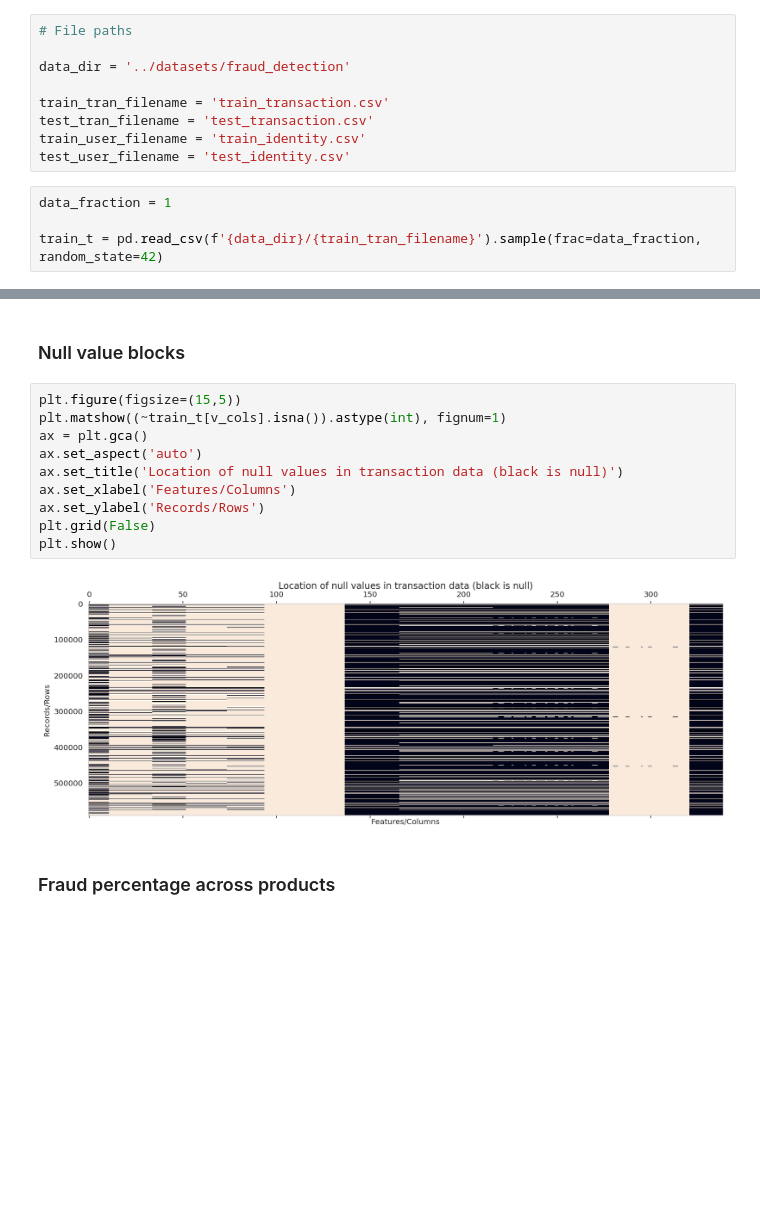
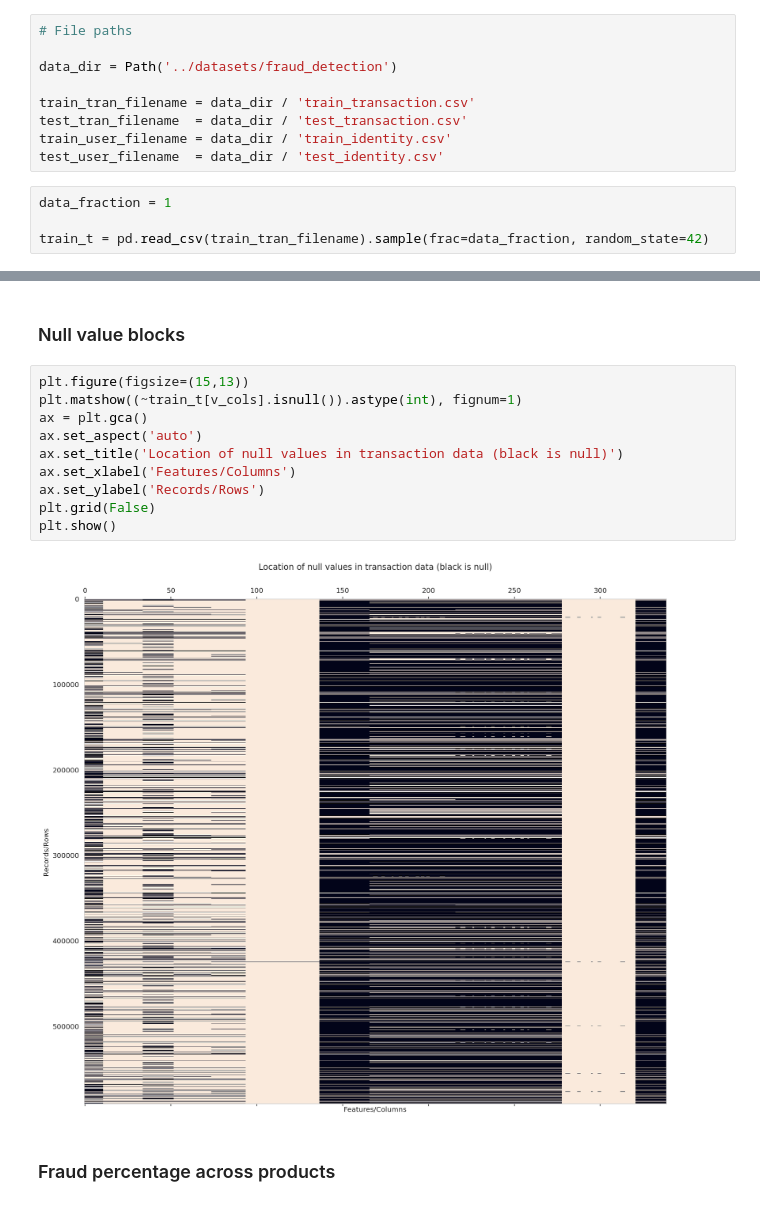
Before and after one commit to sanjyotUM/credit_card_fraud_detection, a Jupyter notebook: notebooks/is_1.ipynb, the cells around one changed output, grey strips where cells are left out. Cells and saved outputs as stored; diff of their text form; blank space fills up the shorter version.

```diff
--- a/notebooks/is_1.ipynb
+++ b/notebooks/is_1.ipynb
@@ -9,16 +11,16 @@ set_matplotlib_formats('retina')
 # %%
 # File paths
 
-data_dir = '../datasets/fraud_detection'
+data_dir = Path('../datasets/fraud_detection')
 
-train_tran_filename = 'train_transaction.csv'
-test_tran_filename = 'test_transaction.csv'
-train_user_filename = 'train_identity.csv'
-test_user_filename = 'test_identity.csv'
+train_tran_filename = data_dir / 'train_transaction.csv'
+test_tran_filename  = data_dir / 'test_transaction.csv'
+train_user_filename = data_dir / 'train_identity.csv'
+test_user_filename  = data_dir / 'test_identity.csv'
 # %%
 data_fraction = 1
 
-train_t = pd.read_csv(f'{data_dir}/{train_tran_filename}').sample(frac=data_fraction, random_state=42)
+train_t = pd.read_csv(train_tran_filename).sample(frac=data_fraction, random_state=42)
 # %%
 train_t.info()
 # %% [output]
@@ -96,17 +100,17 @@ assert set(all_cols) == set(train_t.columns)
 # %% [markdown]
 ### Null value blocks
 # %%
-plt.figure(figsize=(15,5))
-plt.matshow((~train_t[v_cols].isna()).astype(int), fignum=1)
+plt.figure(figsize=(15,13))
+plt.matshow((~train_t[v_cols].isnull()).astype(int), fignum=1)
 ax = plt.gca()
 ax.set_aspect('auto')
 ax.set_title('Location of null values in transaction data (black is null)')
 ax.set_xlabel('Features/Columns')
 ax.set_ylabel('Records/Rows')
 plt.grid(False)
 plt.show()
 # %% [output]
-[figure, old version]
+[figure, new version]
 # %% [markdown]
 ### Fraud percentage across products
 # %%
```
Also changed, not shown: parts of 5 cells of this notebook.
